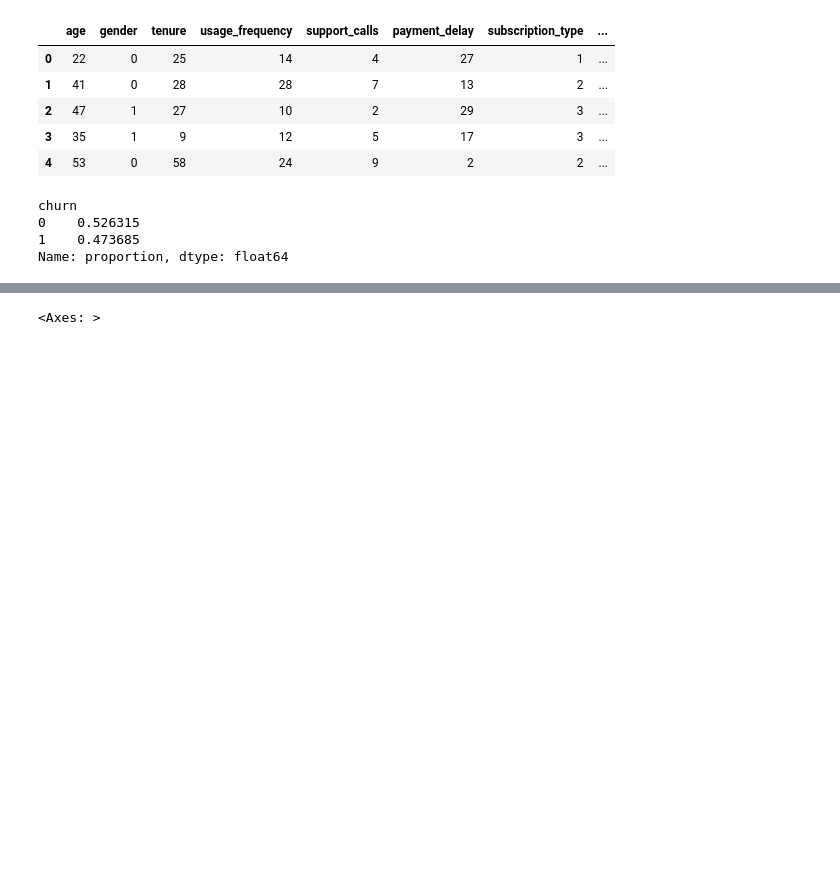
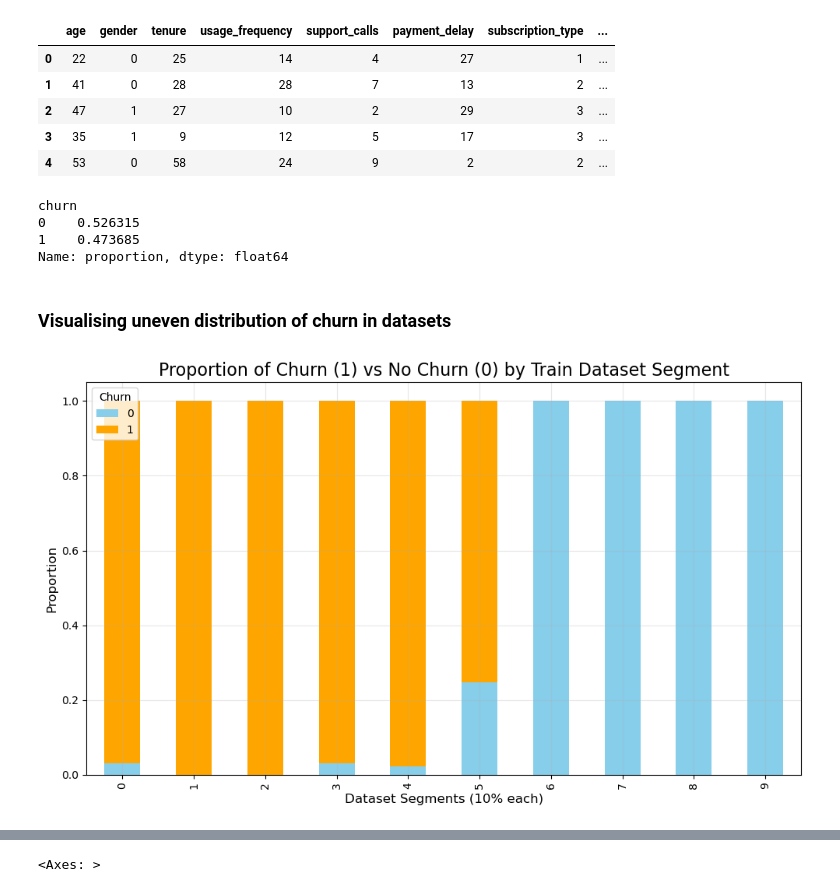
Before and after one commit to ndjo-byte/Machine_Learning_ChurnRate, a Jupyter notebook: Churn_Classifier_Project/notebooks/02_LimpiezaEDA/02_LimpiezaEDA.ipynb, the cells around one changed output, grey strips where cells are left out. Saved outputs shown, nothing was run; the diff lists cells and outputs as text; code cells hidden in the pictures; blank space fills up the shorter version.

```diff
--- a/Churn_Classifier_Project/notebooks/02_LimpiezaEDA/02_LimpiezaEDA.ipynb
+++ b/Churn_Classifier_Project/notebooks/02_LimpiezaEDA/02_LimpiezaEDA.ipynb
@@ -84,3 +91,21 @@ churn
 0    0.526315
 1    0.473685
 Name: proportion, dtype: float64
+# %% [markdown]
+### Visualising uneven distribution of churn in datasets
+# %%
+train_churn_growth_visualisation = df_train.copy()
+train_churn_growth_visualisation['segment'] = pd.qcut(train_churn_growth_visualisation.index, q=10, labels=False)  # Divide into 10 segments
+segment_churn = train_churn_growth_visualisation.groupby('segment')['churn'].value_counts(normalize=True).unstack()
+
+# Plotting stacked bar chart
+segment_churn.plot(kind='bar', stacked=True, figsize=(10, 6), color=['skyblue', 'orange'])
+plt.title('Proportion of Churn (1) vs No Churn (0) by Train Dataset Segment', fontsize=16)
+plt.xlabel('Dataset Segments (10% each)', fontsize=12)
+plt.ylabel('Proportion', fontsize=12)
+plt.legend(title='Churn', loc='upper left')
+plt.grid(alpha=0.3)
+plt.tight_layout()
+plt.show()
+# %% [output]
+[figure, added]
```
Also changed, not shown: parts of 10 cells of this notebook, 12 other files.
